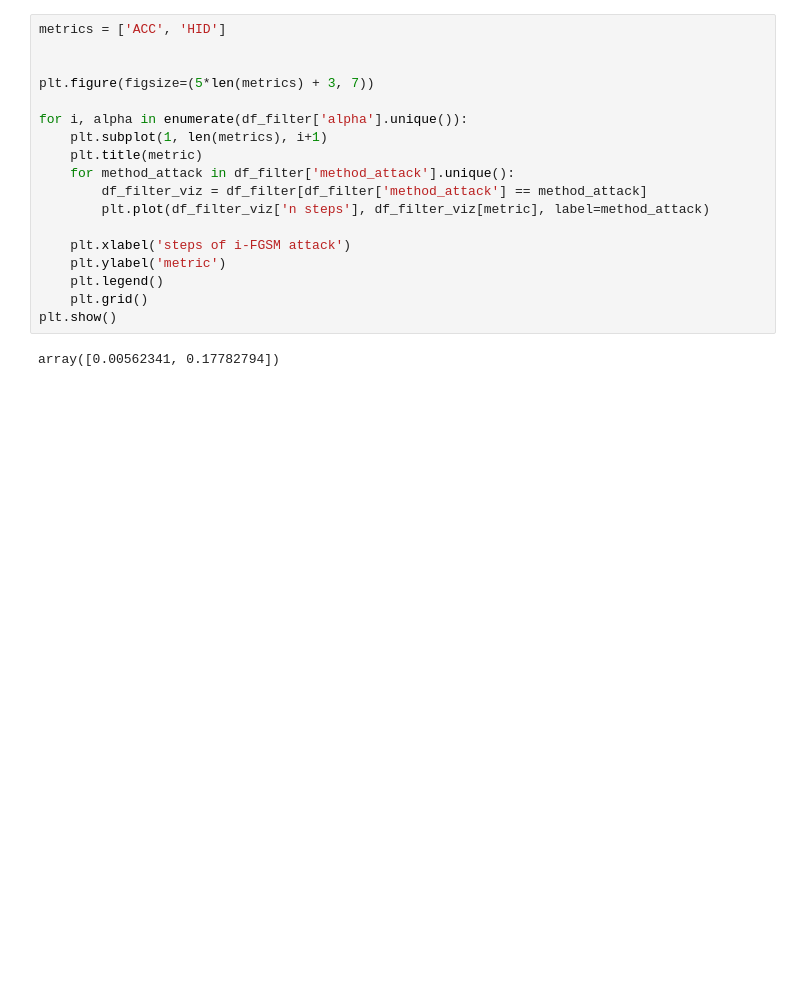
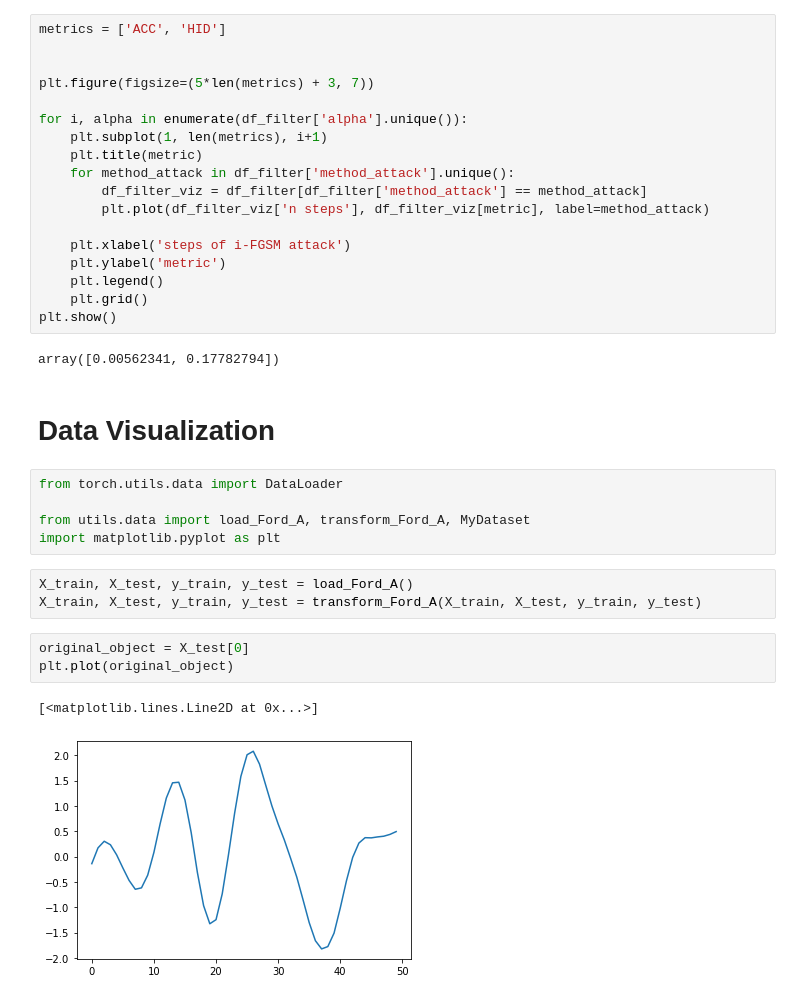
Before and after one commit to petrsokerin/Adversarial-Attacks, a Jupyter notebook: Vizual_reg_attack.ipynb, the cells around one changed output. Drawn from its saved outputs; the diff is of its cells as text; blank space fills up the shorter version.

```diff
--- a/Vizual_reg_attack.ipynb
+++ b/Vizual_reg_attack.ipynb
@@ -315,3 +337,19 @@ for i, alpha in enumerate(df_filter['alpha'].unique()):
 plt.show()
 # %% [output]
 array([0.00562341, 0.17782794])
+# %% [markdown]
+# Data Visualization
+# %%
+from torch.utils.data import DataLoader
+
+from utils.data import load_Ford_A, transform_Ford_A, MyDataset
+import matplotlib.pyplot as plt
+# %%
+X_train, X_test, y_train, y_test = load_Ford_A()
+X_train, X_test, y_train, y_test = transform_Ford_A(X_train, X_test, y_train, y_test)
+# %%
+original_object = X_test[0]
+plt.plot(original_object)
+# %% [output]
+[<matplotlib.lines.Line2D at 0x...>]
+[figure, added]
```
Also changed, not shown: parts of 24 cells of this notebook, 1 other file.
